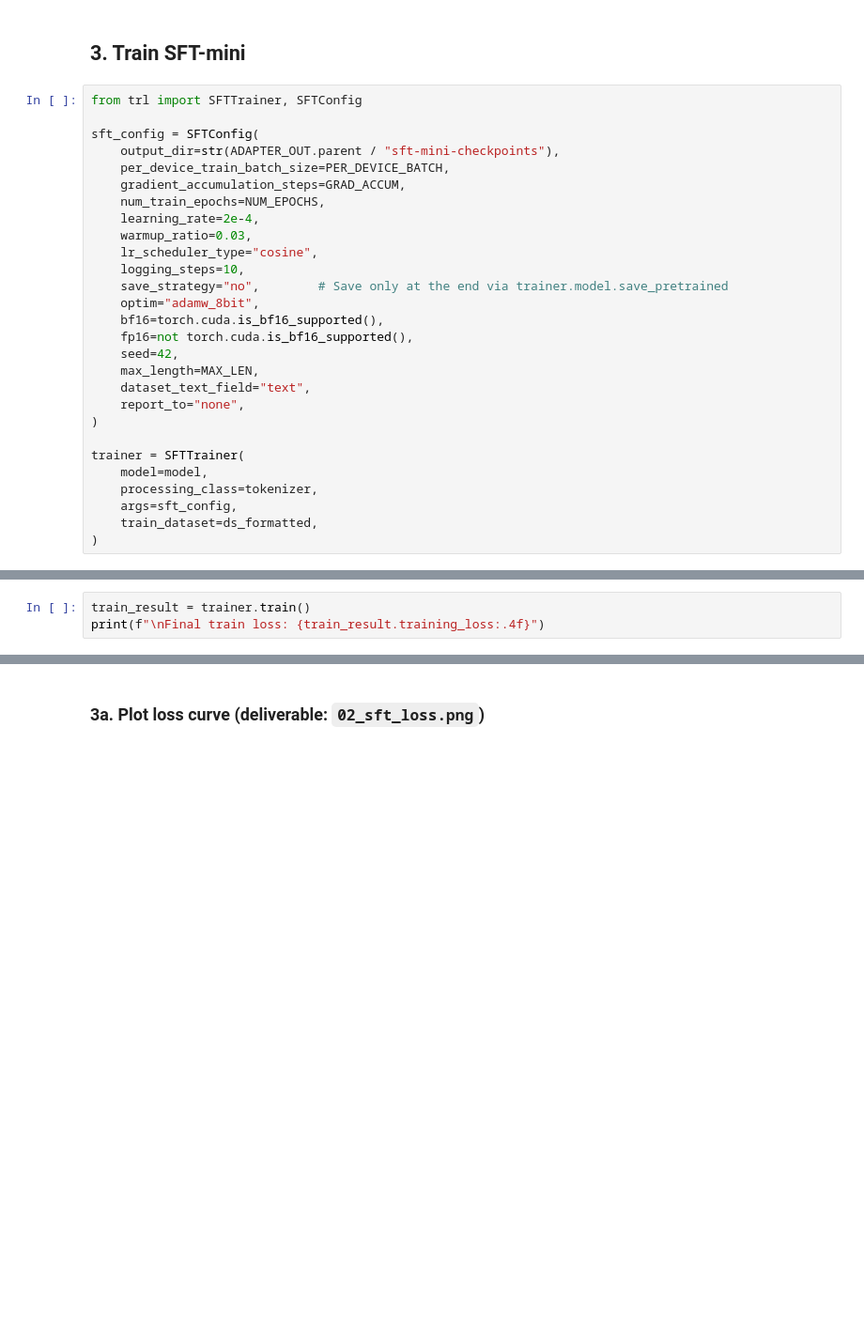
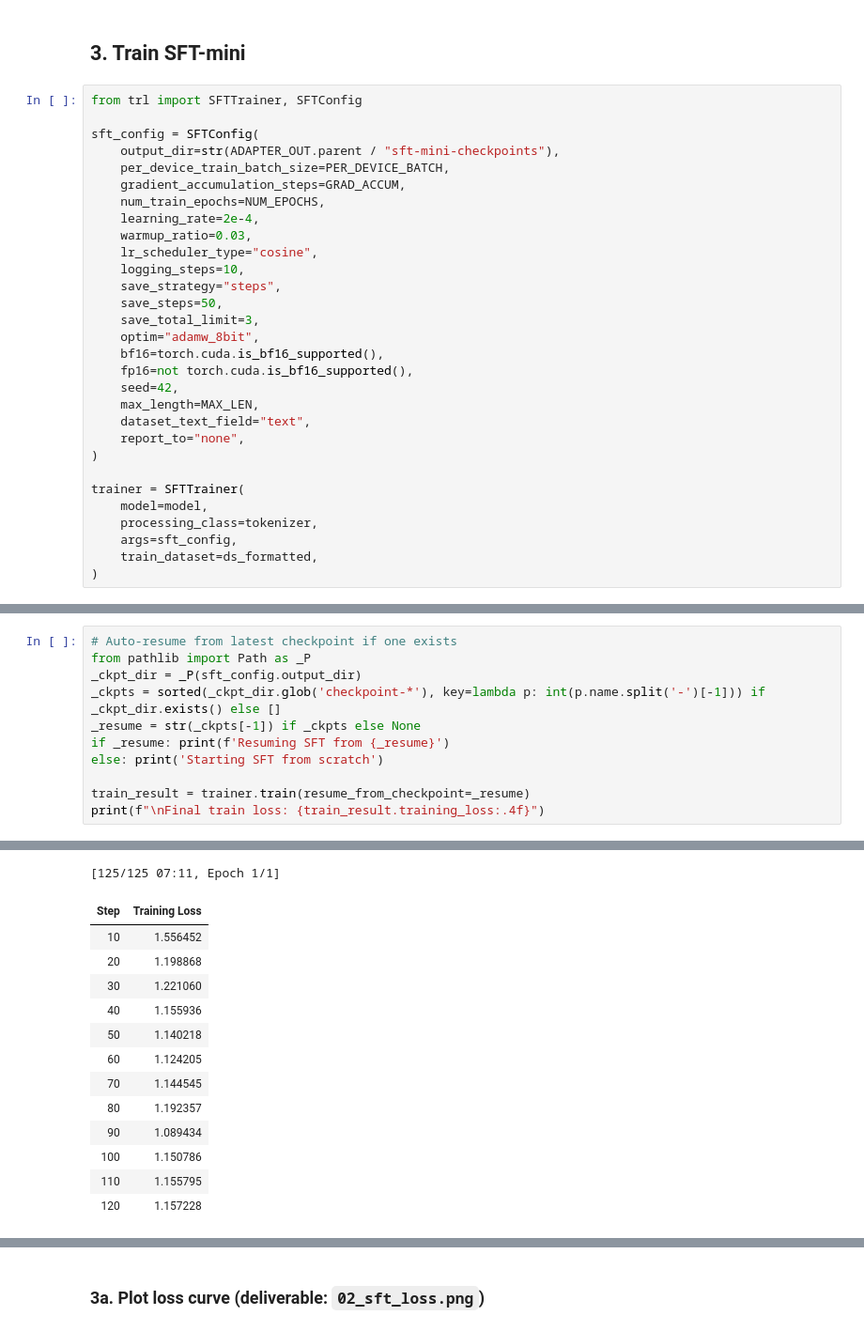
Before and after one commit to Yangtai2504/Day22-Track3-DPO-Alignment-Lab, a Jupyter notebook: colab/Lab22_DPO_T4.ipynb, the cells around one changed output, grey strips where cells are left out. Shown at 94% size. Drawn from its saved outputs; the diff is of its cells as text; blank space fills up the shorter version.

```diff
--- a/colab/Lab22_DPO_T4.ipynb
+++ b/colab/Lab22_DPO_T4.ipynb
@@ -217,7 +281,9 @@ sft_config = SFTConfig(
     warmup_ratio=0.03,
     lr_scheduler_type="cosine",
     logging_steps=10,
-    save_strategy="no",        # Save only at the end via trainer.model.save_pretrained
+    save_strategy="steps",
+    save_steps=50,
+    save_total_limit=3,
     optim="adamw_8bit",
     bf16=torch.cuda.is_bf16_supported(),
     fp16=not torch.cuda.is_bf16_supported(),
@@ -236,3 +305,12 @@ trainer = SFTTrainer(
-# %%
-train_result = trainer.train()
-print(f"\nFinal train loss: {train_result.training_loss:.4f}")
+# %%
+# Auto-resume from latest checkpoint if one exists
+from pathlib import Path as _P
+_ckpt_dir = _P(sft_config.output_dir)
+_ckpts = sorted(_ckpt_dir.glob('checkpoint-*'), key=lambda p: int(p.name.split('-')[-1])) if _ckpt_dir.exists() else []
+_resume = str(_ckpts[-1]) if _ckpts else None
+if _resume: print(f'Resuming SFT from {_resume}')
+else: print('Starting SFT from scratch')
+
+train_result = trainer.train(resume_from_checkpoint=_resume)
+print(f"\nFinal train loss: {train_result.training_loss:.4f}")
+# %% [output]
@@ -238,0 +325,14 @@ print(f"\nFinal train loss: {train_result.training_loss:.4f}")
+[125/125 07:11, Epoch 1/1]
+| Step | Training Loss |
+| 10 | 1.556452 |
+| 20 | 1.198868 |
+| 30 | 1.221060 |
+| 40 | 1.155936 |
+| 50 | 1.140218 |
+| 60 | 1.124205 |
+| 70 | 1.144545 |
+| 80 | 1.192357 |
+| 90 | 1.089434 |
+| 100 | 1.150786 |
+| 110 | 1.155795 |
+| 120 | 1.157228 |
```
Also changed, not shown: parts of 53 cells of this notebook.
